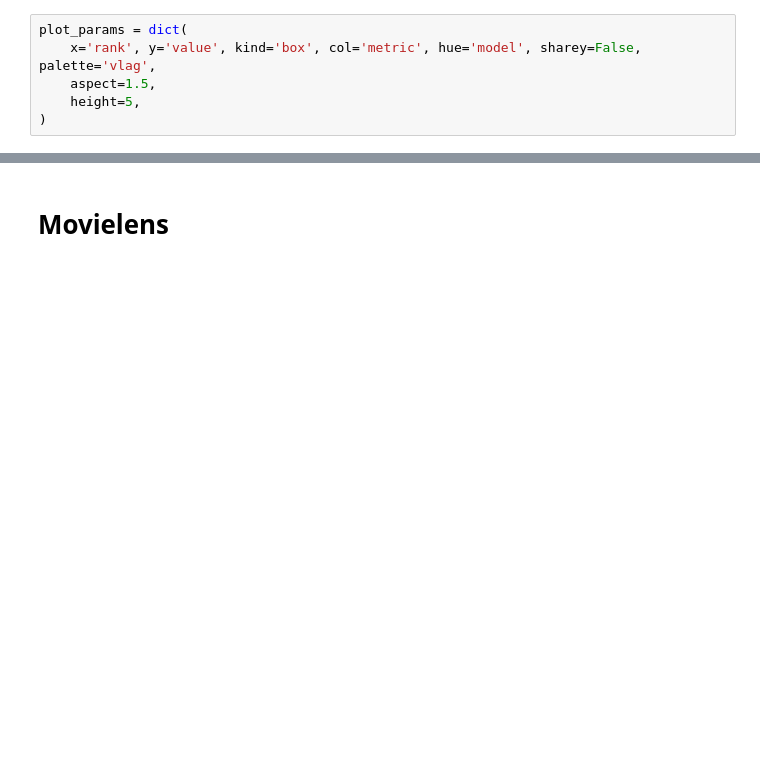
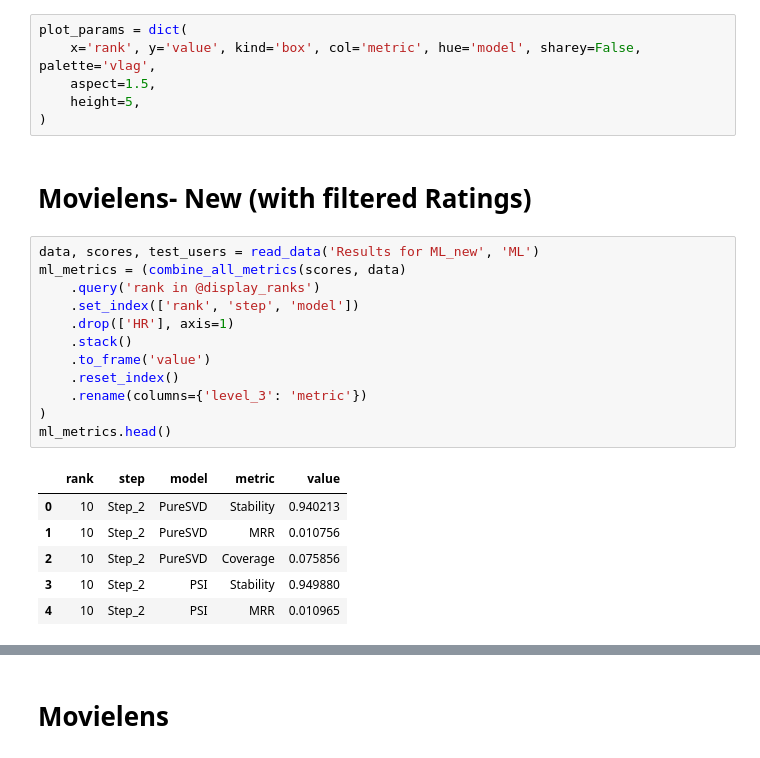
Before and after one commit to umap2021/review, a Jupyter notebook: PlotResults.ipynb, the cells around one changed output, grey strips where cells are left out. Drawn from its saved outputs; the diff is of its cells as text; blank space fills up the shorter version.

```diff
--- a/PlotResults.ipynb
+++ b/PlotResults.ipynb
@@ -13,3 +13,24 @@ plot_params = dict(
     aspect=1.5,
     height=5,
 )
+# %% [markdown]
+# Movielens- New (with filtered Ratings)
+# %%
+data, scores, test_users = read_data('Results for ML_new', 'ML')
+ml_metrics = (combine_all_metrics(scores, data)
+    .query('rank in @display_ranks')
+    .set_index(['rank', 'step', 'model'])
+    .drop(['HR'], axis=1)
+    .stack()
+    .to_frame('value')
+    .reset_index()
+    .rename(columns={'level_3': 'metric'})
+)
+ml_metrics.head()
+# %% [output]
+|  | rank | step | model | metric | value |
+| 0 | 10 | Step_2 | PureSVD | Stability | 0.940213 |
+| 1 | 10 | Step_2 | PureSVD | MRR | 0.010756 |
+| 2 | 10 | Step_2 | PureSVD | Coverage | 0.075856 |
+| 3 | 10 | Step_2 | PSI | Stability | 0.949880 |
+| 4 | 10 | Step_2 | PSI | MRR | 0.010965 |
```
Also changed, not shown: parts of 1 cell of this notebook, 25 other files.
